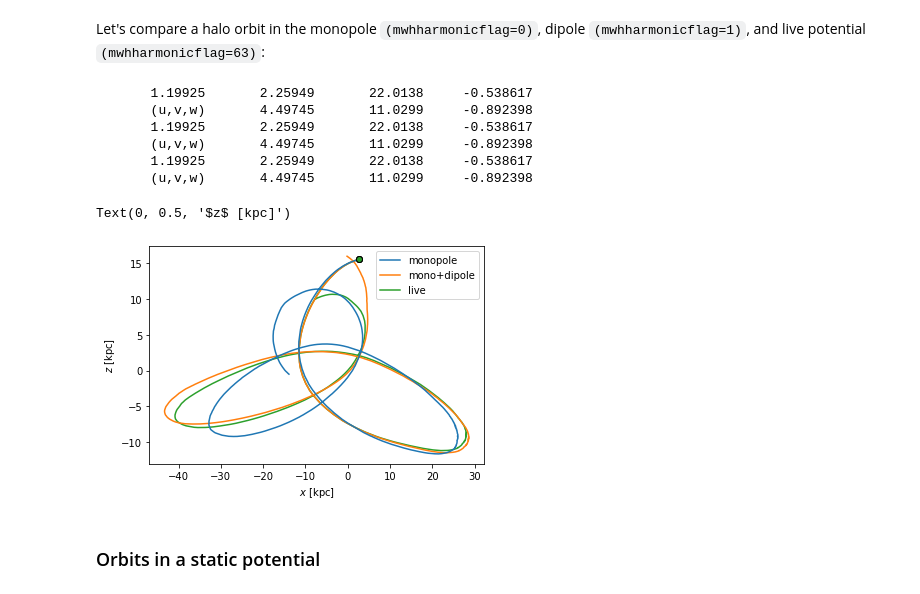
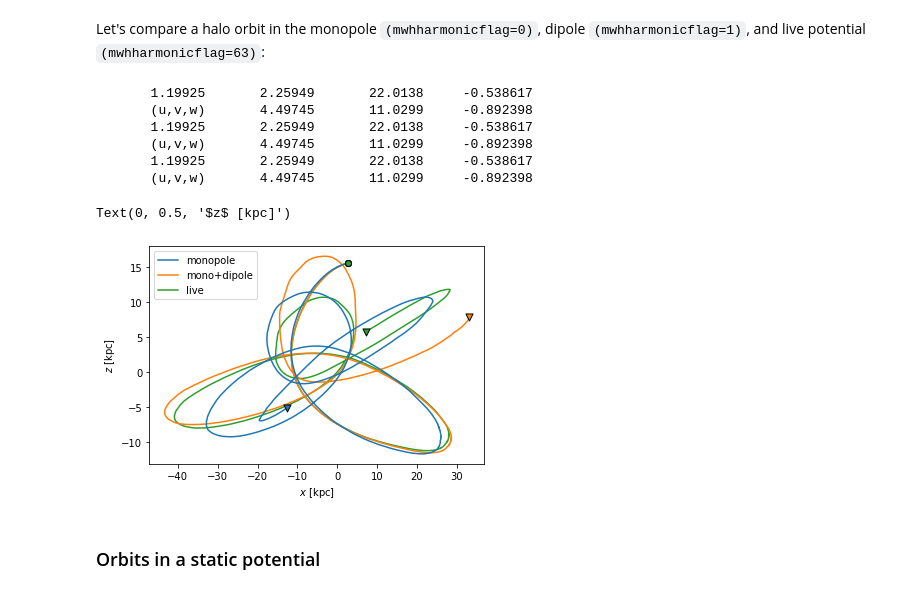
Before and after one commit to michael-petersen/sphexpansion, a Jupyter notebook: tutorial/orbits_tutorial.ipynb, the cells around one changed output. Drawn from its saved outputs; the diff is of its cells as text; code cells hidden in the pictures.

```diff
--- a/tutorial/orbits_tutorial.ipynb
+++ b/tutorial/orbits_tutorial.ipynb
@@ -160,39 +182,39 @@ labels = ['monopole', 'mono+dipole', 'live']
 for i, flag in enumerate(flags):
     orbit = Model.rewind(xsun, vsun,
                          mwhharmonicflag=flag,
-                         rewindtime=1.8, dt=0.001)
+                         rewindtime=2.2, dt=0.001)
 
     ox, oy, oz = orbit[0], orbit[1], orbit[2]
     ovx, ovy, ovz = orbit[3], orbit[4], orbit[5]
     ofx, ofy, ofz = orbit[6], orbit[7], orbit[8]
     ot = orbit[9]
 
 
     ax.plot(ox, oz,
             c='C'+str(i), zorder=20-i, label=labels[i])
 
     # plot start position
     ax.scatter(ox[0], oz[0],
                c='C'+str(i), marker='o',
                edgecolors='k', zorder=50)
 
     # plot end position
     ax.scatter(ox[-1], oz[-1],
                c='C'+str(i), marker='v', s=50,
                edgecolors='k', zorder=50)
 
 ax.legend()
 ax.set_xlabel('$x$ [kpc]')
 ax.set_ylabel('$z$ [kpc]')
 # %% [output]
        1.19925       2.25949       22.0138     -0.538617
        (u,v,w)       4.49745       11.0299     -0.892398
        1.19925       2.25949       22.0138     -0.538617
        (u,v,w)       4.49745       11.0299     -0.892398
        1.19925       2.25949       22.0138     -0.538617
        (u,v,w)       4.49745       11.0299     -0.892398
 Text(0, 0.5, '$z$ [kpc]')
-[figure, old version]
+[figure, new version]
 # %% [markdown]
 ### Orbits in a static potential
 # %% [markdown]
```
Also changed, not shown: parts of 11 cells of this notebook, 1 other file.
